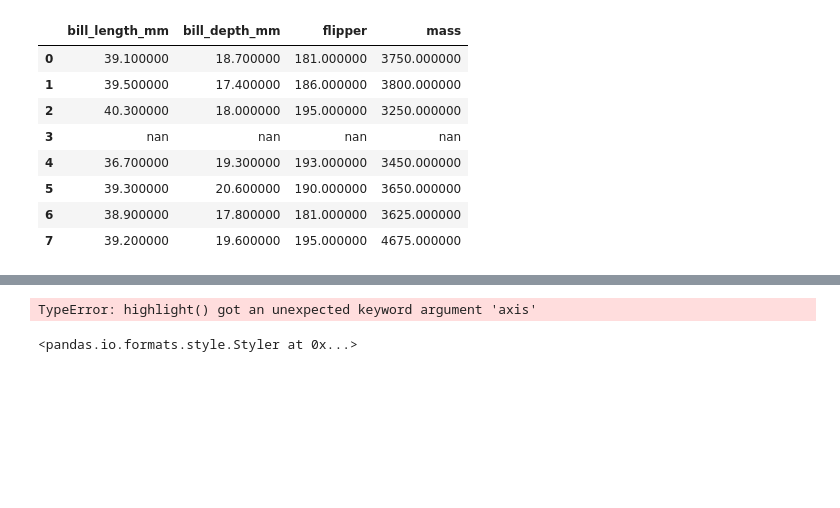
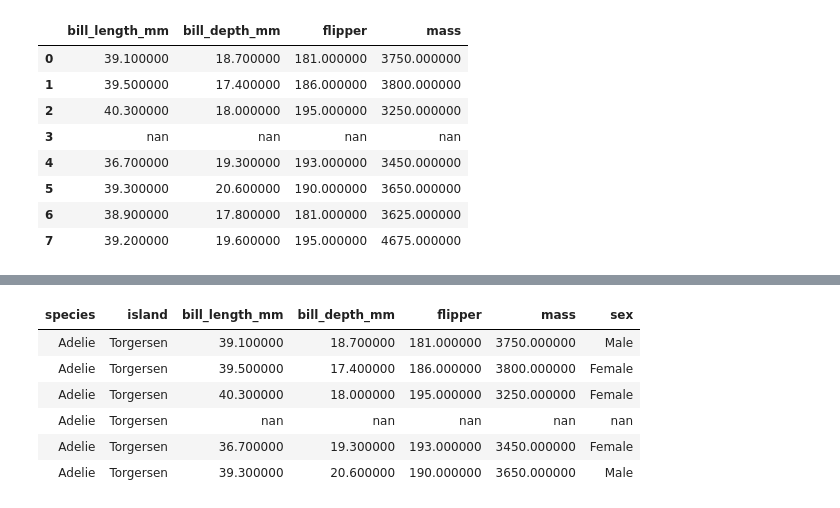
Before and after one commit to jtuchinsky/Datascience-Toolkit, a Jupyter notebook: Pandas/Table Formatting/Beautifiing Pandas.ipynb, the cells around one changed output, grey strips where cells are left out. Saved outputs shown, nothing was run; the diff lists cells and outputs as text; code cells hidden in the pictures; blank space fills up the shorter version.

```diff
--- a/Pandas/Table Formatting/Beautifiing Pandas.ipynb
+++ b/Pandas/Table Formatting/Beautifiing Pandas.ipynb
@@ -537,14 +550,19 @@ AttributeError: 'float' object has no attribute 'median'
 # %%
 # Example 20
 def highlight(data):
     n = len(data)
     if data['sex']=='Male':
         return n*['background-color: lightblue']
     if data['sex']=='Female':
         return n*['background-color: lightpink']
     else:
         return n*['']
-df.head(6).style.applymap(highlight, axis=1).hide()
+df.head(6).style.apply(highlight, axis=1).hide()
 # %% [output]
-TypeError: highlight() got an unexpected keyword argument 'axis'
-<pandas.io.formats.style.Styler at 0x...>
+| species | island | bill_length_mm | bill_depth_mm | flipper | mass | sex |
+| Adelie | Torgersen | 39.100000 | 18.700000 | 181.000000 | 3750.000000 | Male |
+| Adelie | Torgersen | 39.500000 | 17.400000 | 186.000000 | 3800.000000 | Female |
+| Adelie | Torgersen | 40.300000 | 18.000000 | 195.000000 | 3250.000000 | Female |
+| Adelie | Torgersen | nan | nan | nan | nan | nan |
+| Adelie | Torgersen | 36.700000 | 19.300000 | 193.000000 | 3450.000000 | Female |
+| Adelie | Torgersen | 39.300000 | 20.600000 | 190.000000 | 3650.000000 | Male |
```
Also changed, not shown: parts of 3 cells of this notebook.
